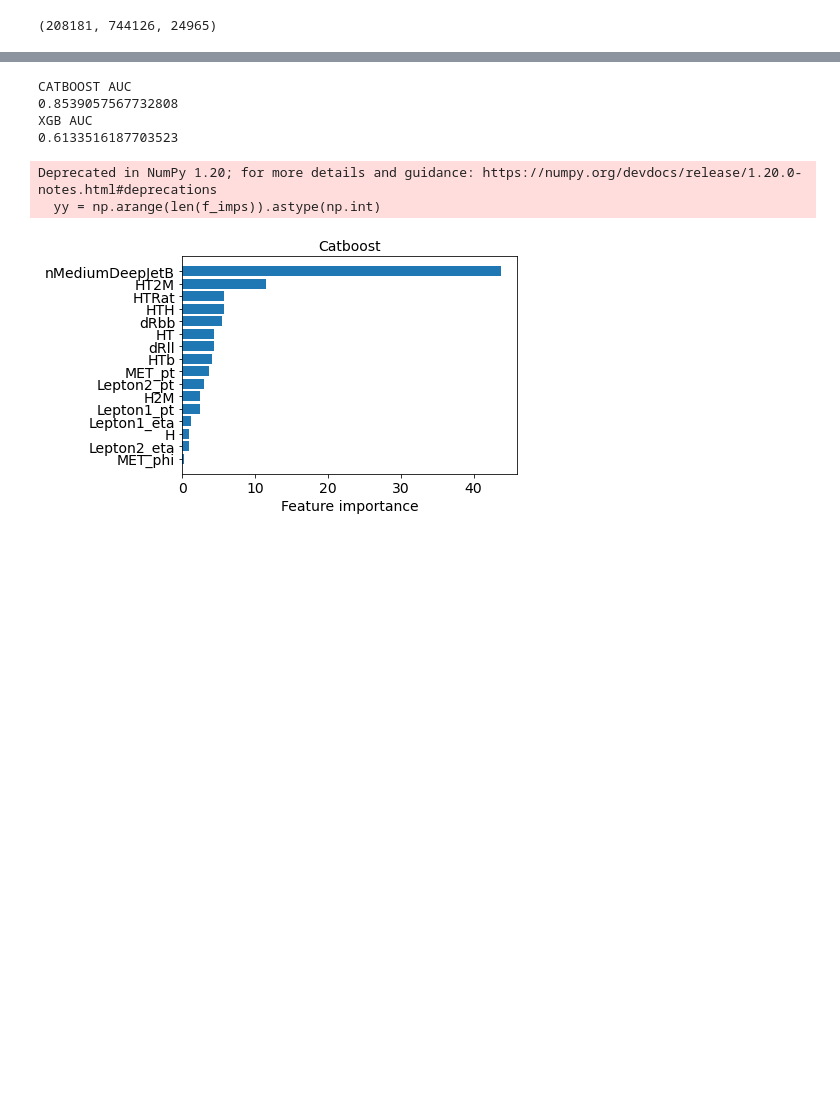
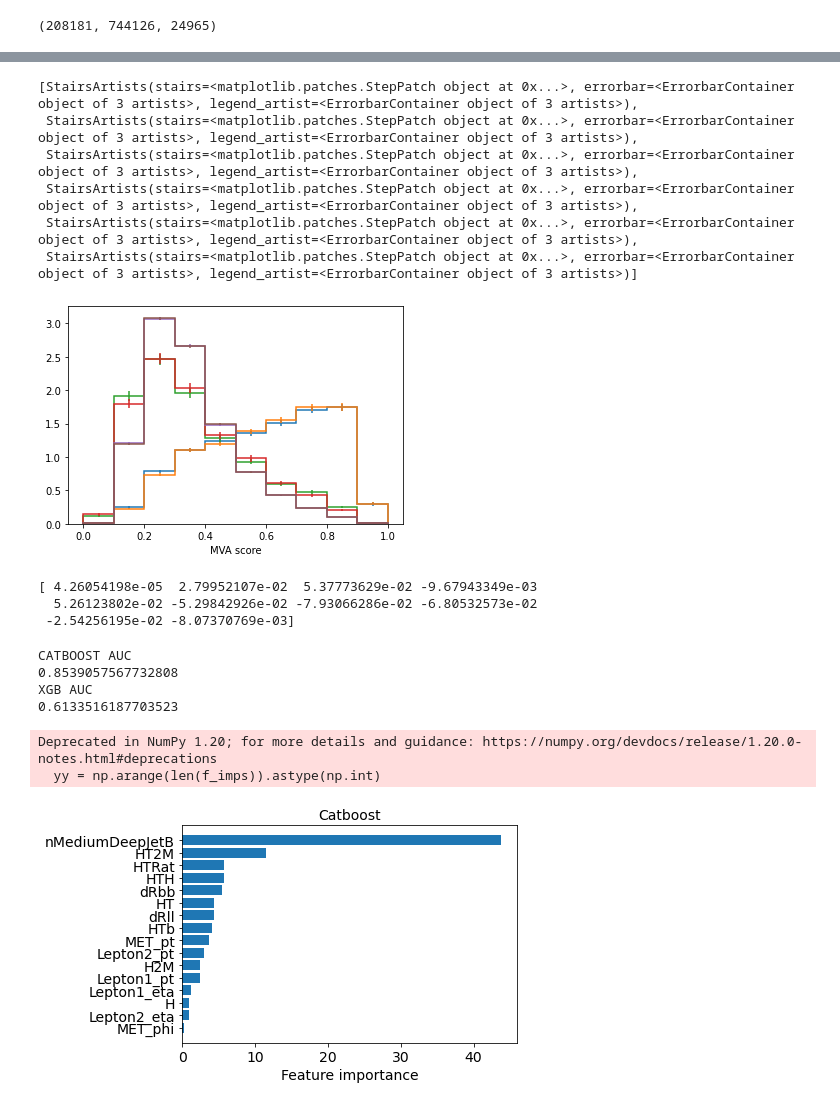
Before and after one commit to NJManganelli/FourTopNAOD, a Jupyter notebook: RDF/BDTTesting.ipynb, the cells around one changed output, grey strips where cells are left out. Saved outputs shown, nothing was run; the diff lists cells and outputs as text; code cells hidden in the pictures; blank space fills up the shorter version.

```diff
--- a/RDF/BDTTesting.ipynb
+++ b/RDF/BDTTesting.ipynb
@@ -208,16 +327,19 @@ H
 # %%
 print(TRAIN_FEATURES)
-X_train, X_valtest, y_train, y_valtest, w_train, w_valtest = train_test_split(
+X_train, X_valtest, y_train, y_valtest, w_train_cb, w_valtest_cb, w_train_xgb, w_valtest_xgb,  = train_test_split(
     data.loc[:, TRAIN_FEATURES].values,
     data.proc,
+    data.wgt_normed,
     data.wgt,
+    #data.loc[:, ["wgt", "wgt_normed"]], #Use unnormalized weight for XGBoost, normalized for CatBoost!
     test_size=0.3,
     random_state=12421)
 
-X_test, X_val, y_test, y_val, w_test, w_val = train_test_split(
+X_test, X_val, y_test, y_val, w_test_cb, w_val_cb, w_test_xgb, w_val_xgb,  = train_test_split(
     X_valtest,
     y_valtest,
-    w_valtest,
+    w_valtest_cb,
+    w_valtest_xgb,
     test_size=0.5,
 
     random_state=5451)
@@ -470,3 +1053,23 @@ if model_vLF and model_vHF:
+# %%
+test = out["hist"][{"era":"2018", "systematic": "nom", "channel":"ElMu"}]
+test[["tttt", "tttt_train", "ttbb", "ttbb_train", "ttjj", "ttjj_train"],
+     ['vHF'],
+     ...].project("mva", "dataset").plot(density=True)
+# %% [output]
+[StairsArtists(stairs=<matplotlib.patches.StepPatch object at 0x...>, errorbar=<ErrorbarContainer object of 3 artists>, legend_artist=<ErrorbarContainer object of 3 artists>),
+ StairsArtists(stairs=<matplotlib.patches.StepPatch object at 0x...>, errorbar=<ErrorbarContainer object of 3 artists>, legend_artist=<ErrorbarContainer object of 3 artists>),
+ StairsArtists(stairs=<matplotlib.patches.StepPatch object at 0x...>, errorbar=<ErrorbarContainer object of 3 artists>, legend_artist=<ErrorbarContainer object of 3 artists>),
+ StairsArtists(stairs=<matplotlib.patches.StepPatch object at 0x...>, errorbar=<ErrorbarContainer object of 3 artists>, legend_artist=<ErrorbarContainer object of 3 artists>),
+ StairsArtists(stairs=<matplotlib.patches.StepPatch object at 0x...>, errorbar=<ErrorbarContainer object of 3 artists>, legend_artist=<ErrorbarContainer object of 3 artists>),
+ StairsArtists(stairs=<matplotlib.patches.StepPatch object at 0x...>, errorbar=<ErrorbarContainer object of 3 artists>, legend_artist=<ErrorbarContainer object of 3 artists>)]
+[figure, added]
+# %%
+diff = test["tttt", "vHF", ...].project("mva").to_numpy()[0] - test["tttt_train", "vHF", ...].project("mva").to_numpy()[0]
+print(diff)
+# %% [output]
+[ 4.26054198e-05  2.79952107e-02  5.37773629e-02 -9.67943349e-03
+  5.26123802e-02 -5.29842926e-02 -7.93066286e-02 -6.80532573e-02
+ -2.54256195e-02 -8.07370769e-03]
 # %%
 #OLDER STUFF#
 # %%
```
Also changed, not shown: parts of 28 cells of this notebook.
